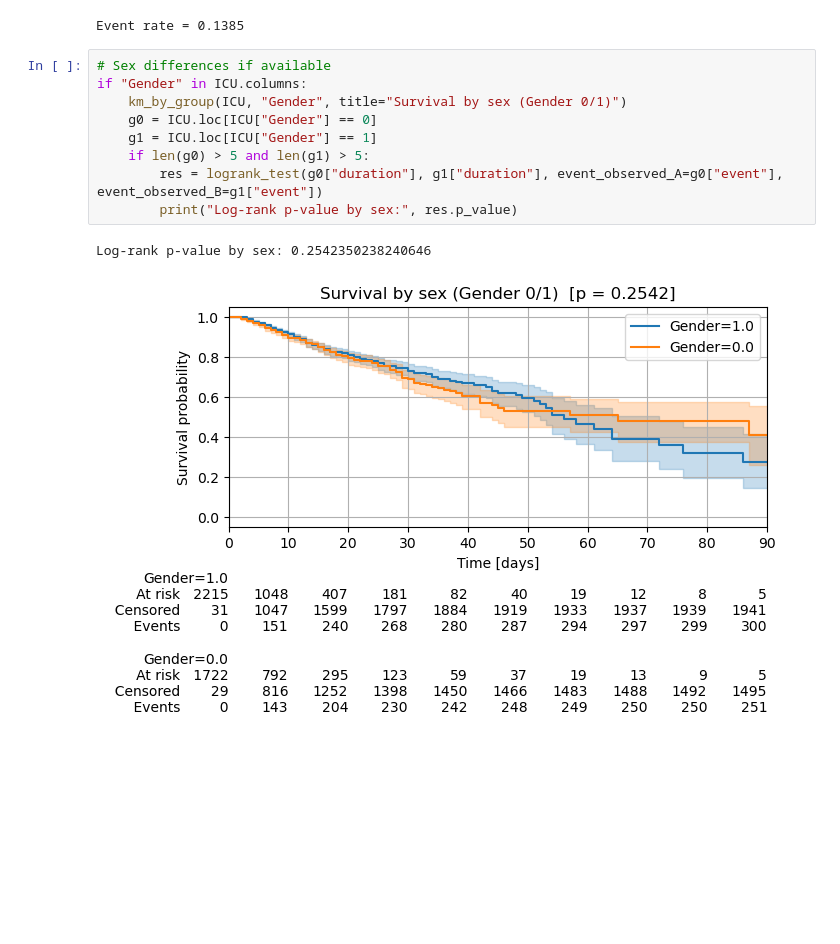
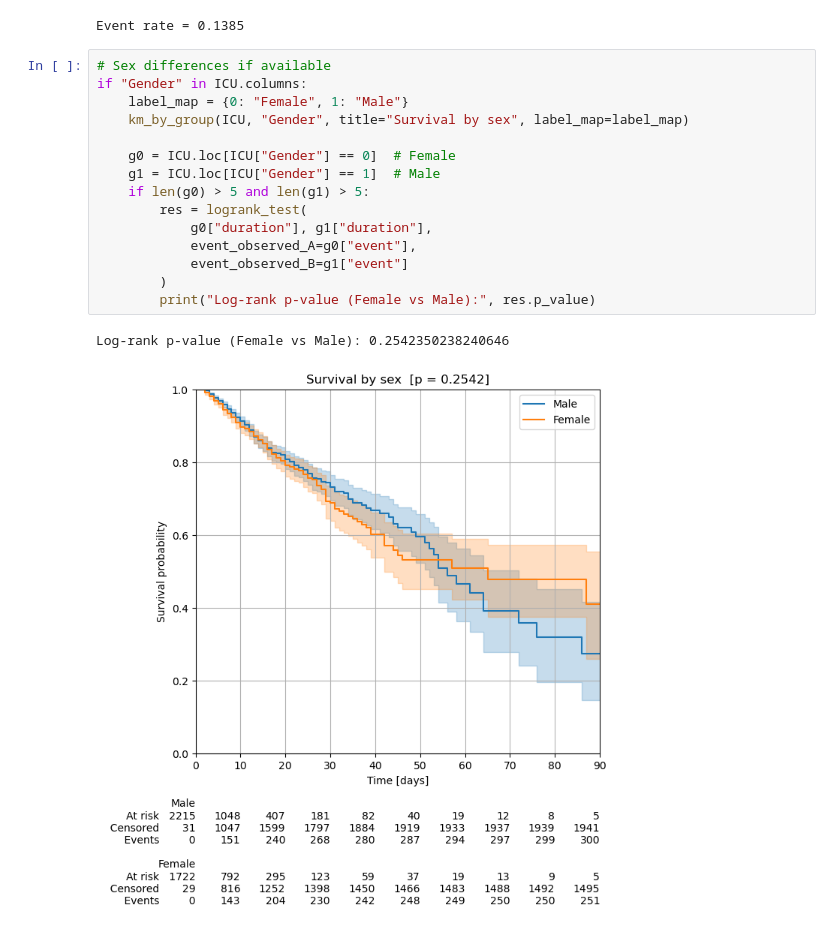
Before and after one commit to IE-ML-for-Healthcare/ICU_Survival_analysis, a Jupyter notebook: 01_ICU_Survival_analysis_KM.ipynb, the cells around one changed output. Drawn from its saved outputs; the diff is of its cells as text; blank space fills up the shorter version.

```diff
--- a/01_ICU_Survival_analysis_KM.ipynb
+++ b/01_ICU_Survival_analysis_KM.ipynb
@@ -500,15 +548,21 @@ Event rate = 0.1385
 # %%
 # Sex differences if available
 if "Gender" in ICU.columns:
-    km_by_group(ICU, "Gender", title="Survival by sex (Gender 0/1)")
-    g0 = ICU.loc[ICU["Gender"] == 0]
-    g1 = ICU.loc[ICU["Gender"] == 1]
+    label_map = {0: "Female", 1: "Male"}
+    km_by_group(ICU, "Gender", title="Survival by sex", label_map=label_map)
+
+    g0 = ICU.loc[ICU["Gender"] == 0]  # Female
+    g1 = ICU.loc[ICU["Gender"] == 1]  # Male
     if len(g0) > 5 and len(g1) > 5:
-        res = logrank_test(g0["duration"], g1["duration"], event_observed_A=g0["event"], event_observed_B=g1["event"])
-        print("Log-rank p-value by sex:", res.p_value)
+        res = logrank_test(
+            g0["duration"], g1["duration"],
+            event_observed_A=g0["event"],
+            event_observed_B=g1["event"]
+        )
+        print("Log-rank p-value (Female vs Male):", res.p_value)
 # %% [output]
-Log-rank p-value by sex: 0.2542350238240646
+Log-rank p-value (Female vs Male): 0.2542350238240646
-[figure, old version]
+[figure, new version]
 # %%
 # Illness severity via SAPS-I tertiles if available
 if "SAPS-I" in ICU.columns:
```
Also changed, not shown: parts of 13 cells of this notebook, 1 other file.
